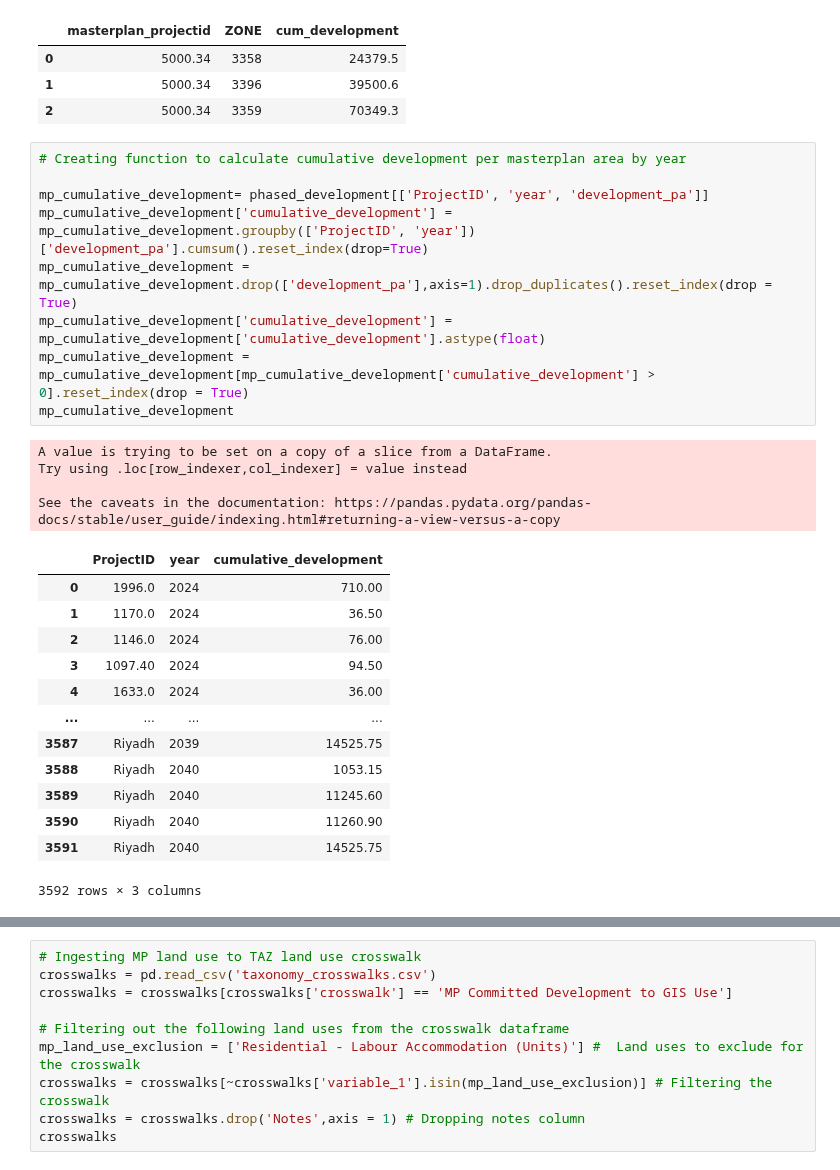
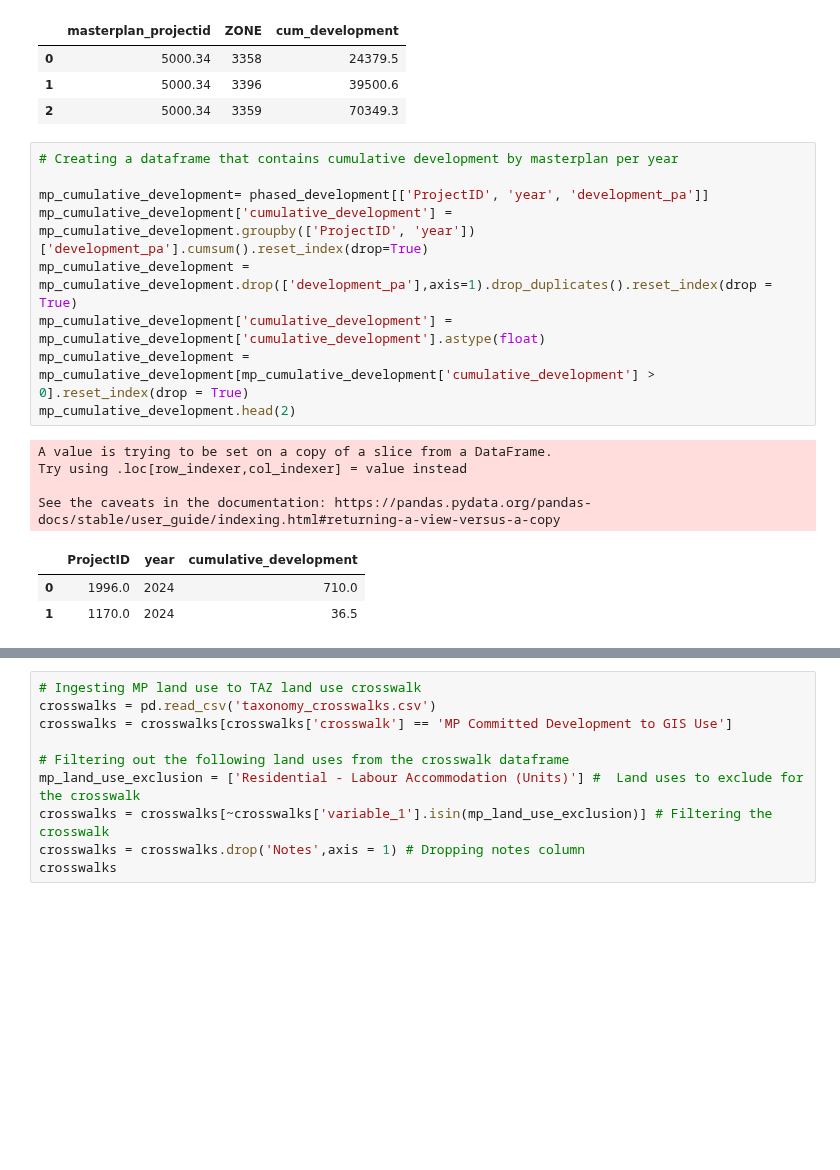
Before and after one commit to BuroHappoldLegacySoup/PlanCapitalLandModel, a Jupyter notebook: MP to TAZ Pipeline.ipynb, the cells around one changed output, grey strips where cells are left out. Cells and saved outputs as stored; diff of their text form; blank space fills up the shorter version.

```diff
--- a/MP to TAZ Pipeline.ipynb
+++ b/MP to TAZ Pipeline.ipynb
@@ -142,29 +152,19 @@ taz_cumulative_capacity.head(3)
 | 1 | 5000.34 | 3396 | 39500.6 |
 | 2 | 5000.34 | 3359 | 70349.3 |
 # %%
-# Creating function to calculate cumulative development per masterplan area by year
+# Creating a dataframe that contains cumulative development by masterplan per year
 
 mp_cumulative_development= phased_development[['ProjectID', 'year', 'development_pa']]
 mp_cumulative_development['cumulative_development'] = mp_cumulative_development.groupby(['ProjectID', 'year'])['development_pa'].cumsum().reset_index(drop=True)
 mp_cumulative_development = mp_cumulative_development.drop(['development_pa'],axis=1).drop_duplicates().reset_index(drop = True)
 mp_cumulative_development['cumulative_development'] = mp_cumulative_development['cumulative_development'].astype(float)
 mp_cumulative_development = mp_cumulative_development[mp_cumulative_development['cumulative_development'] > 0].reset_index(drop = True)
-mp_cumulative_development
+mp_cumulative_development.head(2)
 # %% [output]
 A value is trying to be set on a copy of a slice from a DataFrame.
 Try using .loc[row_indexer,col_indexer] = value instead
 
 See the caveats in the documentation: https://pandas.pydata.org/pandas-docs/stable/user_guide/indexing.html#returning-a-view-versus-a-copy
 |  | ProjectID | year | cumulative_development |
-| 0 | 1996.0 | 2024 | 710.00 |
-| 1 | 1170.0 | 2024 | 36.50 |
-| 2 | 1146.0 | 2024 | 76.00 |
-| 3 | 1097.40 | 2024 | 94.50 |
-| 4 | 1633.0 | 2024 | 36.00 |
-| ... | ... | ... | ... |
-| 3587 | Riyadh | 2039 | 14525.75 |
-| 3588 | Riyadh | 2040 | 1053.15 |
-| 3589 | Riyadh | 2040 | 11245.60 |
-| 3590 | Riyadh | 2040 | 11260.90 |
-| 3591 | Riyadh | 2040 | 14525.75 |
+| 0 | 1996.0 | 2024 | 710.0 |
+| 1 | 1170.0 | 2024 | 36.5 |
-3592 rows × 3 columns
```
Also changed, not shown: parts of 14 cells of this notebook.
